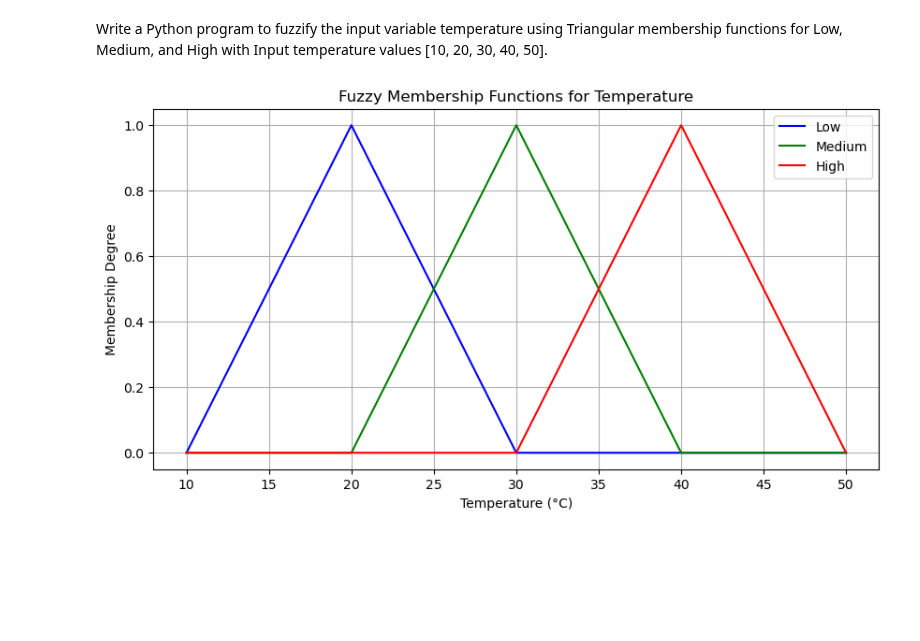
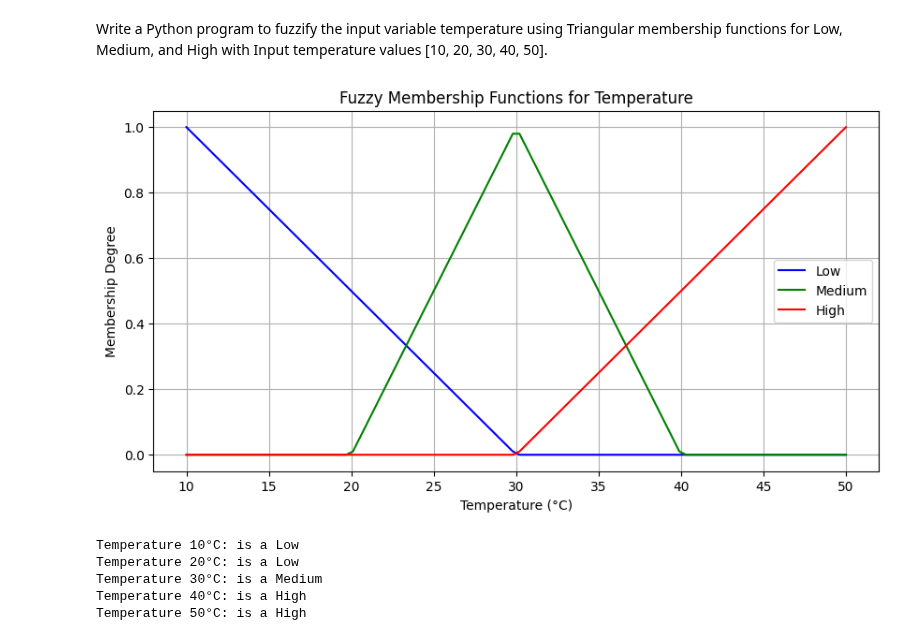
Before and after one commit to Hr15h1/AI_semII, a Jupyter notebook: lab_cycle_II/program_9.ipynb, the cells around one changed output. Cells and saved outputs as stored; diff of their text form; code cells hidden in the pictures; blank space fills up the shorter version.

```diff
--- a/lab_cycle_II/program_9.ipynb
+++ b/lab_cycle_II/program_9.ipynb
@@ -6,20 +6,43 @@ import numpy as np
 import matplotlib.pyplot as plt
 # %%
 temperature = np.array([10, 20, 30, 40, 50])
+
+temps = np.linspace(10, 50, 100)
 # %%
-low = fuzzy.trimf(temperature, [10, 20, 30])
-medium = fuzzy.trimf(temperature, [20, 30, 40])
-high = fuzzy.trimf(temperature, [30, 40, 50])
+low = fuzzy.trimf(temps, [10, 10, 30])
+medium = fuzzy.trimf(temps, [20, 30, 40])
+high = fuzzy.trimf(temps, [30, 50, 50])
 # %%
 plt.figure(figsize=(10, 5))
-plt.plot(temperature, low, label='Low', color='blue')
-plt.plot(temperature, medium, label='Medium', color='green')
-plt.plot(temperature, high, label='High', color='red')
+plt.plot(temps, low, label='Low', color='blue')
+plt.plot(temps, medium, label='Medium', color='green')
+plt.plot(temps, high, label='High', color='red')
 plt.title('Fuzzy Membership Functions for Temperature')
 plt.xlabel('Temperature (°C)')
 plt.ylabel('Membership Degree')
 plt.legend()
 plt.grid()
 plt.show()
 # %% [output]
-[figure, old version]
+[figure, new version]
+# %%
+for temp in temperature:
+    chance_low = fuzzy.interp_membership(temps, low, temp)
+    chance_medium = fuzzy.interp_membership(temps, medium, temp)
+    chance_high = fuzzy.interp_membership(temps, high, temp)
+
+    chances = {
+        'Low': chance_low,
+        'Medium': chance_medium,
+        'High': chance_high
+        }
+
+    max_chance = max(chances, key=chances.get)
+
+    print(f"Temperature {temp}°C: is a {max_chance}")
+# %% [output]
+Temperature 10°C: is a Low
+Temperature 20°C: is a Low
+Temperature 30°C: is a Medium
+Temperature 40°C: is a High
+Temperature 50°C: is a High
```
Also changed, not shown: parts of 1 cell of this notebook, 17 other files.
